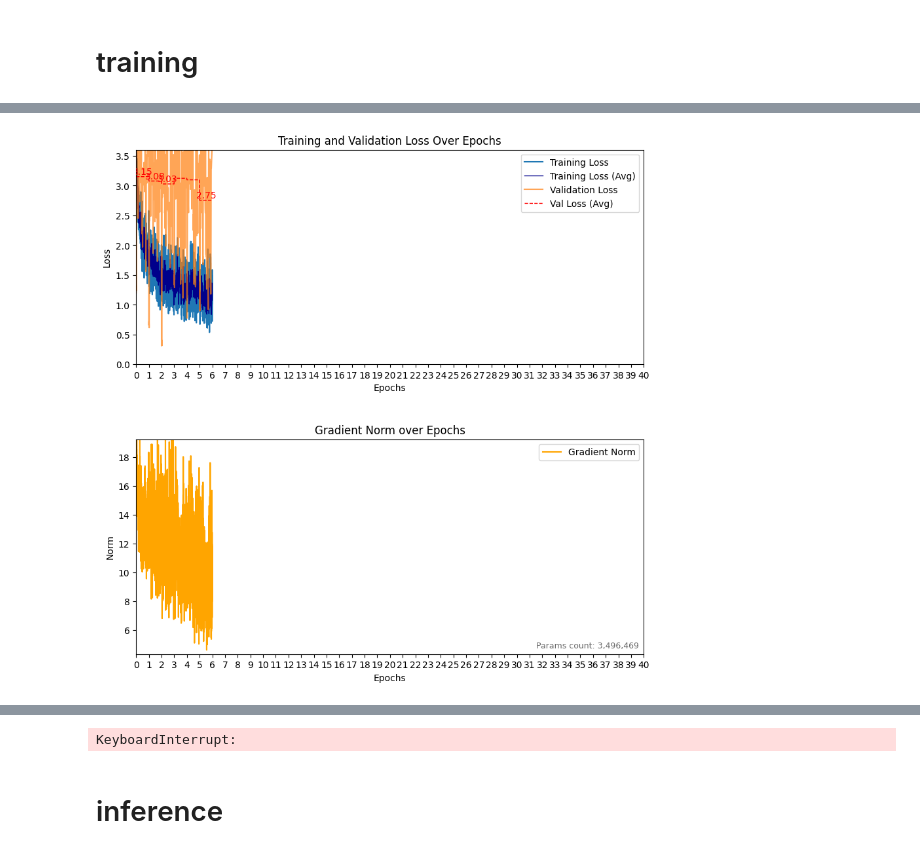
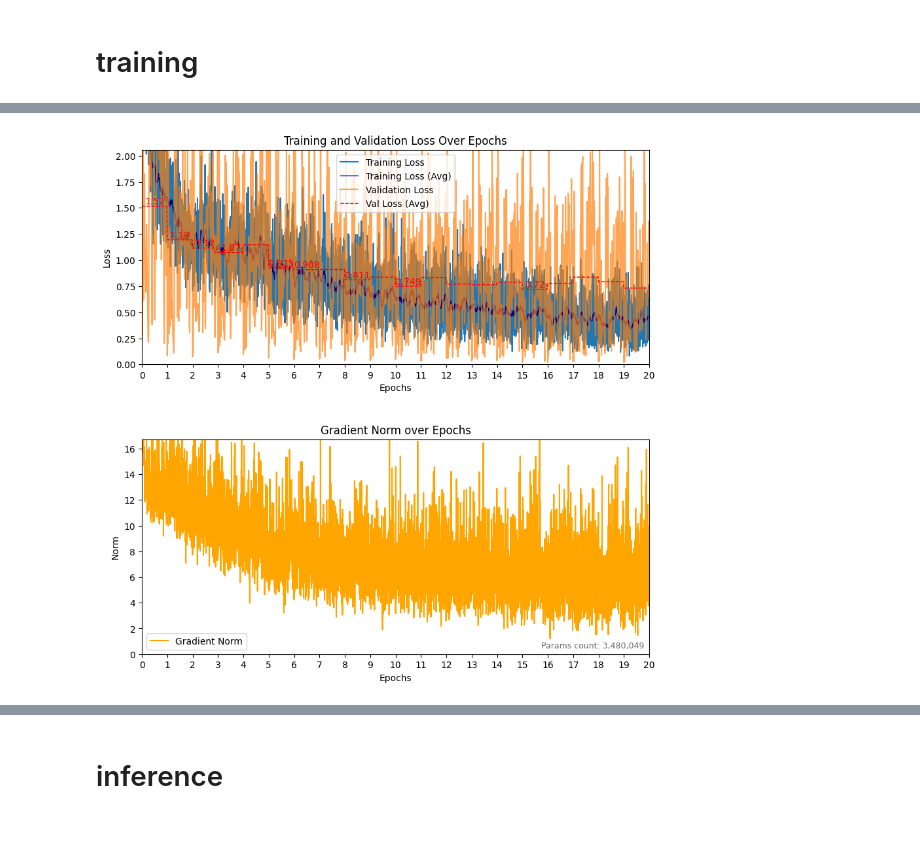
Before and after one commit to El-oan/radar_machine_learning, a Jupyter notebook: src/modelNET_pointnet.ipynb, the cells around one changed output, grey strips where cells are left out. Cells and saved outputs as stored; diff of their text form; code cells hidden in the pictures.

```diff
--- a/src/modelNET_pointnet.ipynb
+++ b/src/modelNET_pointnet.ipynb
@@ -456,6 +456,6 @@ def train_model(num_epochs=CONFIG["num_epochs"]):
     return model
 # %%
 if __name__ == "__main__":
-    train_model(40)
+    train_model(20)
 # %% [output]
 Training process starting...
@@ -463 +463 @@ Epoch n°5 complete | Validation loss: 2.7539
-[figure, old version]
+[figure, new version]
@@ -472,4 +464,3 @@ Batch:    241 | Accum. Step: 242 | Loss:   1.36 | Samples/sec:   111.8 | Learn.
-KeyboardInterrupt:
 # %% [markdown]
 # inference
 # %%
```
Also changed, not shown: parts of 5 cells of this notebook, 8 other files.
